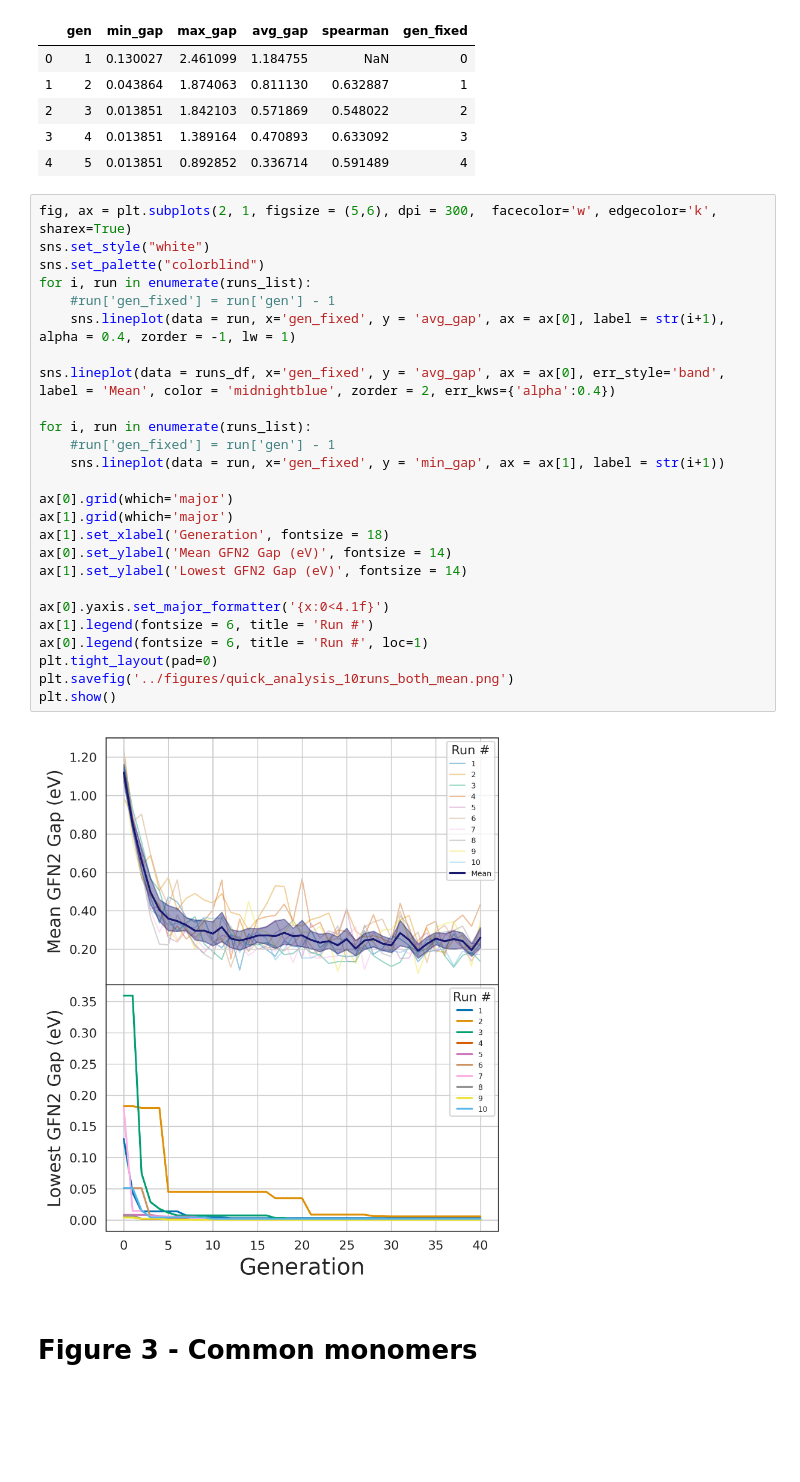
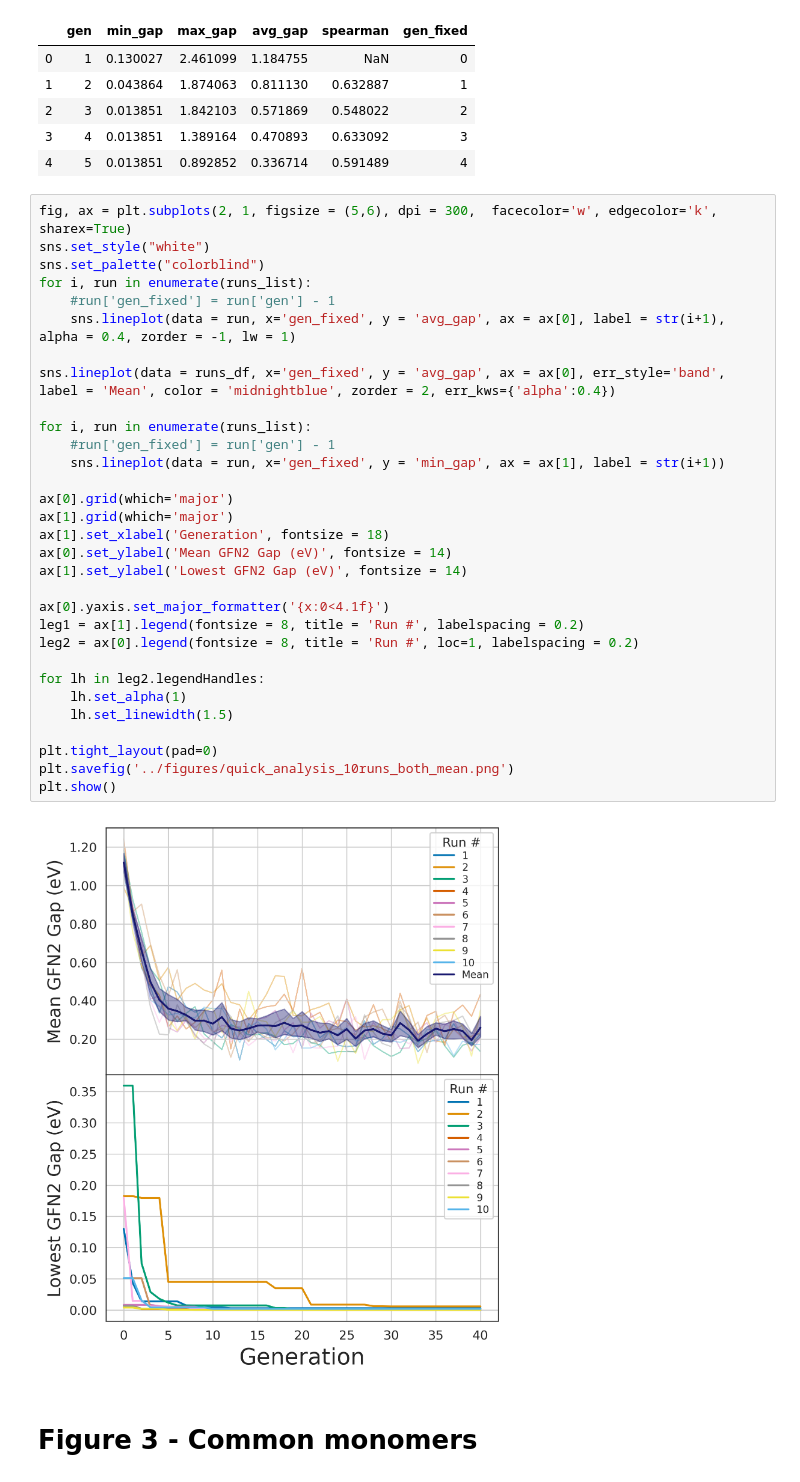
Before and after one commit to Shualdon/GST_GA, a Jupyter notebook: ga_runs/make_ga_figures.ipynb, the cells around one changed output. Drawn from its saved outputs; the diff is of its cells as text; blank space fills up the shorter version.

```diff
--- a/ga_runs/make_ga_figures.ipynb
+++ b/ga_runs/make_ga_figures.ipynb
@@ -27,31 +27,36 @@ runs_df.head()
 # %%
 fig, ax = plt.subplots(2, 1, figsize = (5,6), dpi = 300,  facecolor='w', edgecolor='k', sharex=True)
 sns.set_style("white")
 sns.set_palette("colorblind")
 for i, run in enumerate(runs_list):
     #run['gen_fixed'] = run['gen'] - 1
     sns.lineplot(data = run, x='gen_fixed', y = 'avg_gap', ax = ax[0], label = str(i+1), alpha = 0.4, zorder = -1, lw = 1)
 
 sns.lineplot(data = runs_df, x='gen_fixed', y = 'avg_gap', ax = ax[0], err_style='band', label = 'Mean', color = 'midnightblue', zorder = 2, err_kws={'alpha':0.4})
 
 for i, run in enumerate(runs_list):
     #run['gen_fixed'] = run['gen'] - 1
     sns.lineplot(data = run, x='gen_fixed', y = 'min_gap', ax = ax[1], label = str(i+1))
 
 ax[0].grid(which='major')
 ax[1].grid(which='major')
 ax[1].set_xlabel('Generation', fontsize = 18)
 ax[0].set_ylabel('Mean GFN2 Gap (eV)', fontsize = 14)
 ax[1].set_ylabel('Lowest GFN2 Gap (eV)', fontsize = 14)
 
 ax[0].yaxis.set_major_formatter('{x:0<4.1f}')
-ax[1].legend(fontsize = 6, title = 'Run #')
-ax[0].legend(fontsize = 6, title = 'Run #', loc=1)
+leg1 = ax[1].legend(fontsize = 8, title = 'Run #', labelspacing = 0.2)
+leg2 = ax[0].legend(fontsize = 8, title = 'Run #', loc=1, labelspacing = 0.2)
+
+for lh in leg2.legendHandles:
+    lh.set_alpha(1)
+    lh.set_linewidth(1.5)
+
 plt.tight_layout(pad=0)
 plt.savefig('../figures/quick_analysis_10runs_both_mean.png')
 plt.show()
 # %% [output]
-[figure, old version]
+[figure, new version]
 # %% [markdown]
 # Figure 3 - Common monomers
 # %%
```
Also changed, not shown: 1 other file.
